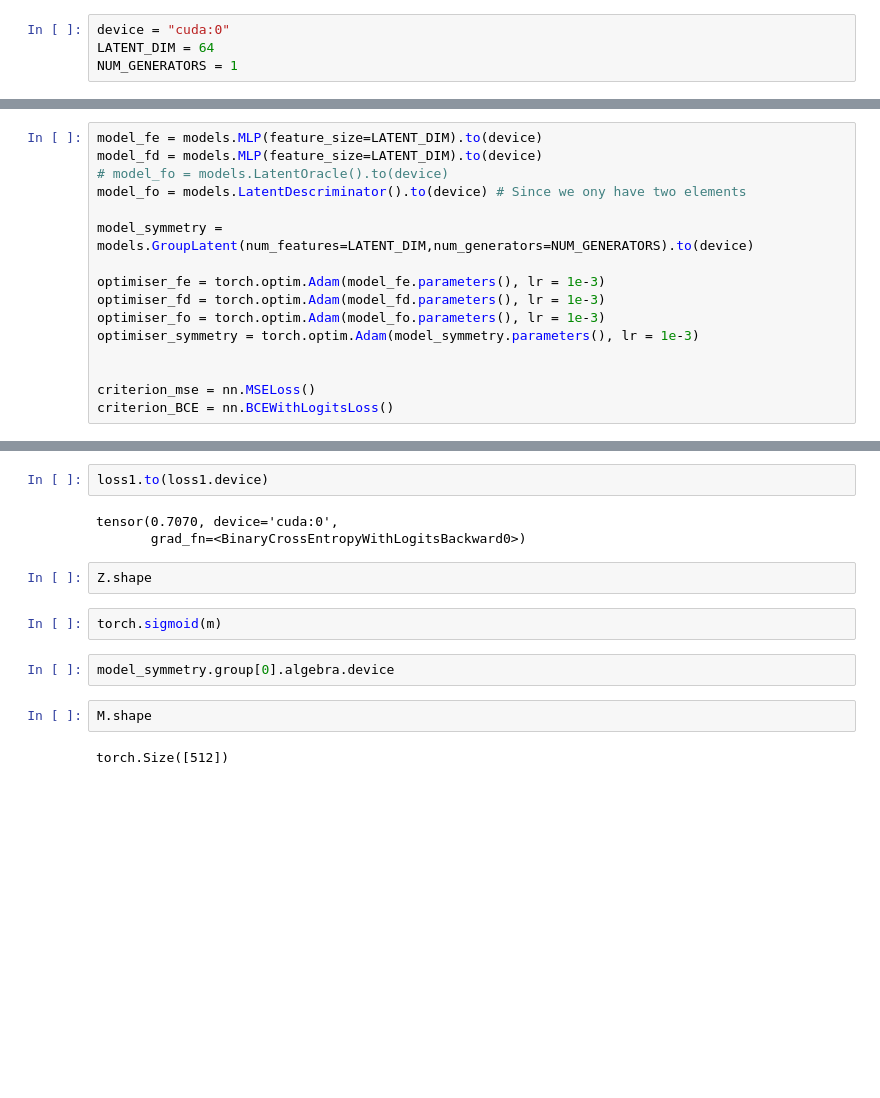
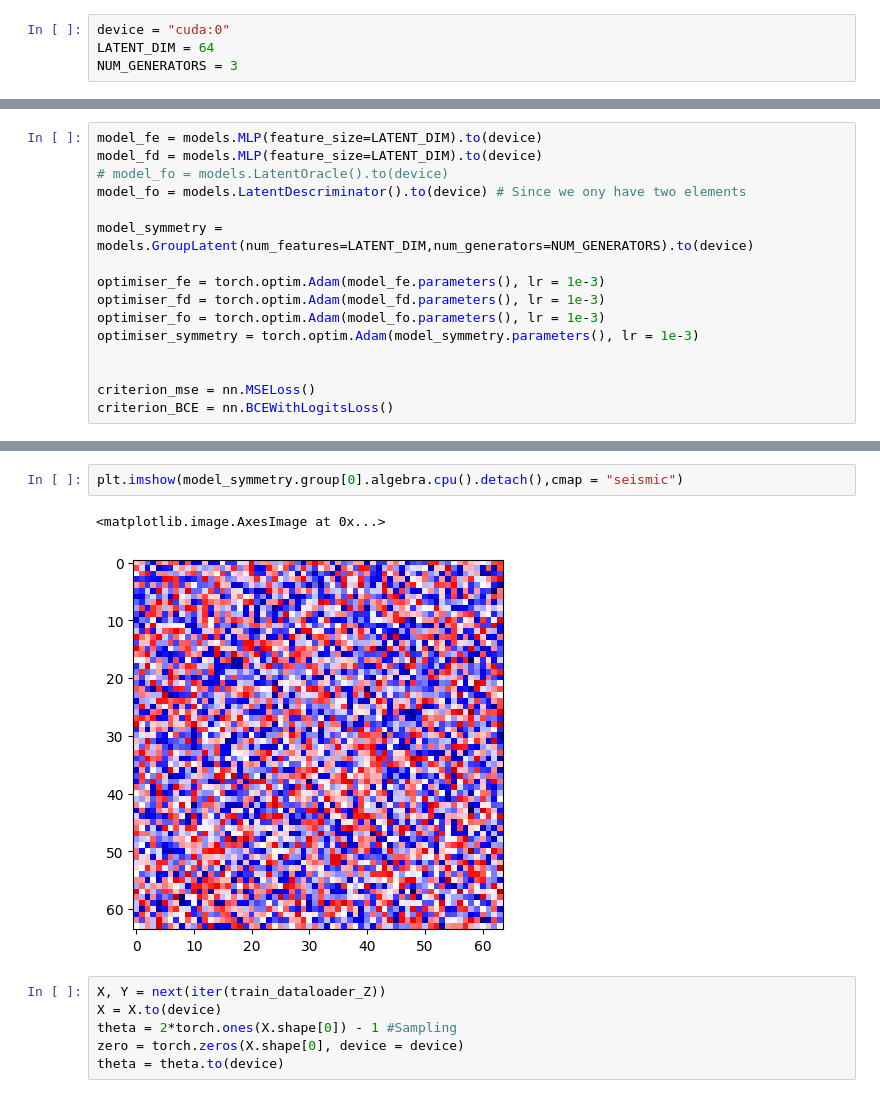
Before and after one commit to dc250601/SYMMETRY, a Jupyter notebook: ORACLE_LATENT.ipynb, the cells around one changed output, grey strips where cells are left out. Drawn from its saved outputs; the diff is of its cells as text; blank space fills up the shorter version.

```diff
--- a/ORACLE_LATENT.ipynb
+++ b/ORACLE_LATENT.ipynb
@@ -19,7 +19,7 @@ from models import *
 # %%
 device = "cuda:0"
 LATENT_DIM = 64
-NUM_GENERATORS = 1
+NUM_GENERATORS = 3
 # %%
 # We will work with the distilled data for the sake of simplicity of our work, it turns out that the distilled dataset contains only 0s and 1s
 # %%
@@ -174,15 +206,11 @@ optimiser_symmetry.step()
-# %%
-loss1.to(loss1.device)
-# %% [output]
-tensor(0.7070, device='cuda:0',
-       grad_fn=<BinaryCrossEntropyWithLogitsBackward0>)
-# %%
-Z.shape
-# %%
-torch.sigmoid(m)
-# %%
-model_symmetry.group[0].algebra.device
-# %%
-M.shape
-# %% [output]
-torch.Size([512])
+# %%
+plt.imshow(model_symmetry.group[0].algebra.cpu().detach(),cmap = "seismic")
+# %% [output]
+<matplotlib.image.AxesImage at 0x...>
+[figure, added]
+# %%
+X, Y = next(iter(train_dataloader_Z))
+X = X.to(device)
+theta = 2*torch.ones(X.shape[0]) - 1 #Sampling
+zero = torch.zeros(X.shape[0], device = device)
+theta = theta.to(device)
```
Also changed, not shown: parts of 7 cells of this notebook.
